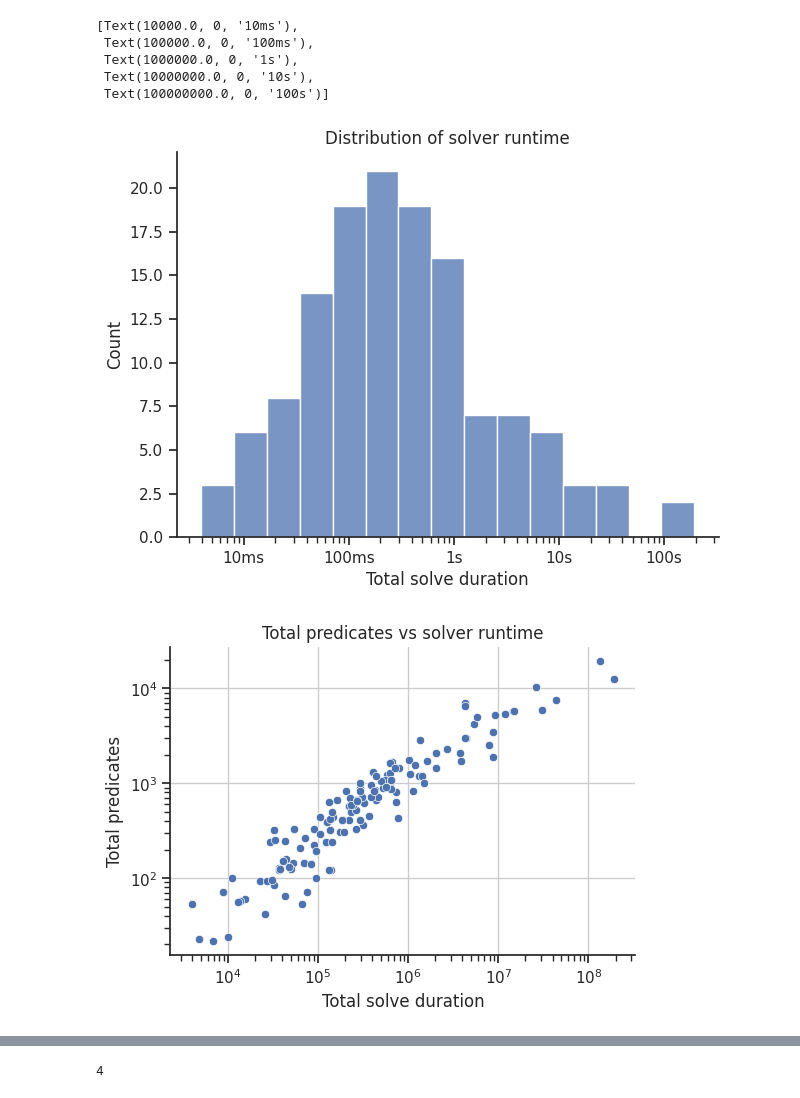
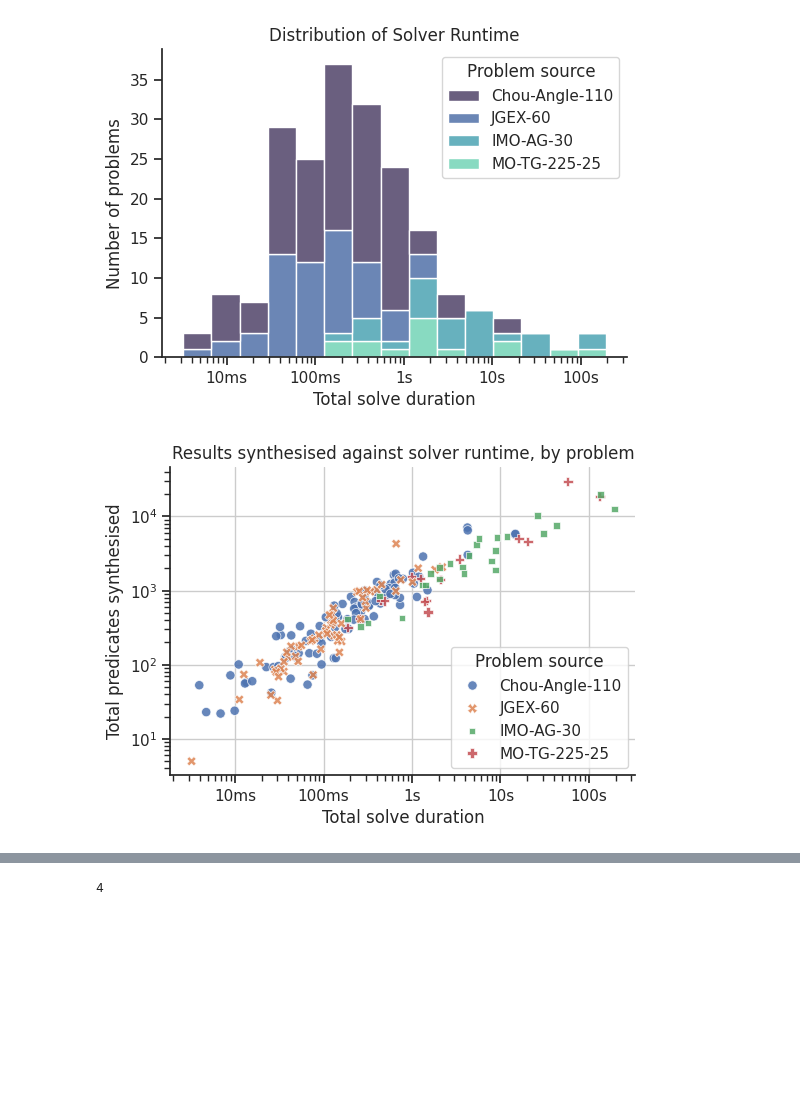
Before and after one commit to DavidToh2/GeometryTheoremProver, a Jupyter notebook: problems/profiler.ipynb, the cells around one changed output, grey strips where cells are left out. Cells and saved outputs as stored; diff of their text form; code cells hidden in the pictures; blank space fills up the shorter version.

```diff
--- a/problems/profiler.ipynb
+++ b/problems/profiler.ipynb
@@ -73,6 +77,11 @@ df = pd.DataFrame.from_dict(data_dict, orient='index')
 # Convert the tuple columns into a 3-level pandas MultiIndex
 if not df.empty:
     df.columns = pd.MultiIndex.from_tuples(df.columns, names=['Group', 'Subgroup', 'Metric'])
+# %%
+imo_problem = df.loc[df.index.str.startswith("imo")]
+problem_110 = df.loc[df.index.str.startswith("110")]
+mo_tg_225_problem = df.loc[df.index.str.startswith("MO-TG-225")]
+jgex_problem = df.loc[df.index.str.startswith("complete")]
 # %%
 N = len(df)
 df.head()
@@ -93,0 +108,23 @@ tr_sol_length = df[("tr_", "base", "tr_sol_length")]
+# %%
+# add a "Source" column to the df based on the imo_problem, problem_110, mo_tg_225_problem and jgex_problem indices
+df["source"] = "Other"
+df.loc[problem_110.index, "source"] = "Chou-Angle-110"
+df.loc[jgex_problem.index, "source"] = "JGEX-60"
+df.loc[imo_problem.index, "source"] = "IMO-AG-30"
+df.loc[mo_tg_225_problem.index, "source"] = "MO-TG-225-25"
+assert (df["source"] == "Other").sum() == 0, "Some problems were not assigned a source"
+# sort the df rows so that the "source" column is in the order of "Chou-Angle-110", "JGEX-60", "IMO-AG-30", "MO-TG-225-25", "Other"
+df["source"] = pd.Categorical(df["source"], categories=["Chou-Angle-110", "JGEX-60", "IMO-AG-30", "MO-TG-225-25"], ordered=True)
+df = df.sort_values("source")
+# %%
+# assemble a dataframe of the above 4 series, with the index as the problem name
+df_summary = pd.DataFrame({
+    "solve_total_duration": solve_total_duration,
+    "dd_total_preds": dd_total_preds,
+    "ar_total_cols": ar_total_eqs,
+    "ggraph_total_nodes": ggraph_total_nodes,
+    "tr_sol_length": tr_sol_length,
+    "tr_sol_depth": tr_sol_depth,
+    "source": df["source"]
+})
+df_summary.head()
@@ -94,34 +138,47 @@ tr_sol_length = df[("tr_", "base", "tr_sol_length")]
 # %%
-f, ax = plt.subplots(figsize=(7, 5))
+f, ax = plt.subplots(figsize=(6, 4))
 sns.set_theme(style="ticks")
 sns.despine(f)
-sns.histplot(solve_total_duration, ax=ax, bins=15, log_scale=True)
-ax.set_title("Distribution of solver runtime")
+
+sns.histplot(
+    df_summary,
+    x="solve_total_duration", ax=ax, bins=15, log_scale=True,
+    hue="source", multiple="stack", palette="mako",
+)
+ax.set_title("Distribution of Solver Runtime")
 ax.set_xlabel("Total solve duration")
+ax.set_ylabel("Number of problems")
 ax.xaxis.set_major_formatter(mpl.ticker.ScalarFormatter())
 ax.set_xticks([1e4, 1e5, 1e6, 1e7, 1e8])
 ax.set_xticklabels(['10ms', '100ms', '1s', '10s', '100s'])
+# rename the legend to say "Problem source"
+ax.legend_.set_title("Problem source")
 # %% [output]
-[Text(10000.0, 0, '10ms'),
- Text(100000.0, 0, '100ms'),
- Text(1000000.0, 0, '1s'),
- Text(10000000.0, 0, '10s'),
- Text(100000000.0, 0, '100s')]
-[figure, old version]
+[figure, new version]
 # %%
 # Scatter plot of total predicates vs solve duration
 f, ax = plt.subplots(figsize=(6, 4))
 sns.set_theme(style="ticks")
 sns.despine(f)
-sns.scatterplot(y=dd_total_preds, x=solve_total_duration, ax=ax)
-ax.set_title("Total predicates vs solver runtime")
+
+sns.scatterplot(
+    df_summary,
+    x="solve_total_duration", y="dd_total_preds", hue="source", style="source",
+    ax=ax, alpha=0.85, s=45
+)
+
+ax.set_title("Results synthesised against solver runtime, by problem")
 ax.set_xlabel("Total solve duration")
-ax.set_ylabel("Total predicates")
+ax.set_ylabel("Total predicates synthesised")
 ax.set_xscale('log')
 ax.set_yscale('log')
+ax.set_xticks([1e4, 1e5, 1e6, 1e7, 1e8])
+ax.set_xticklabels(['10ms', '100ms', '1s', '10s', '100s'])
+# move the legend into the bottom_right
+ax.legend(loc='lower right', title="Problem source")
 ax.grid()
 # %% [output]
-[figure, old version]
+[figure, new version]
 # %%
 # Scatter plot of total graph nodes vs solve duration
 f, ax = plt.subplots(figsize=(6, 4))
```
Also changed, not shown: parts of 21 cells of this notebook, 2 other files.
